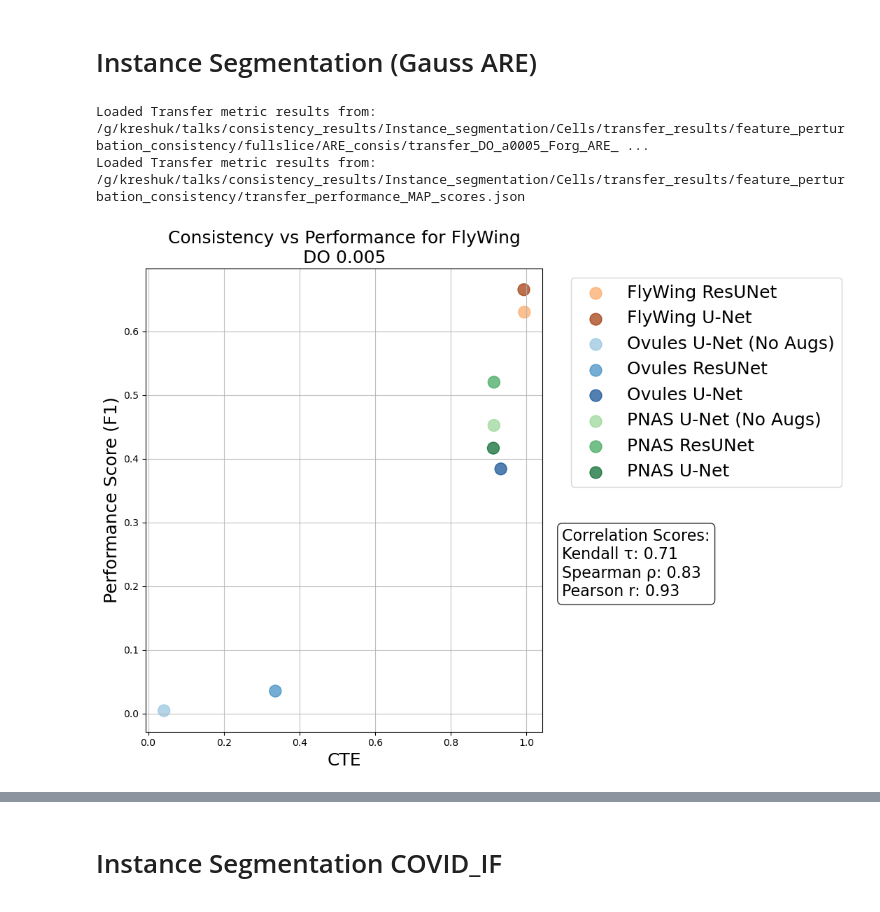
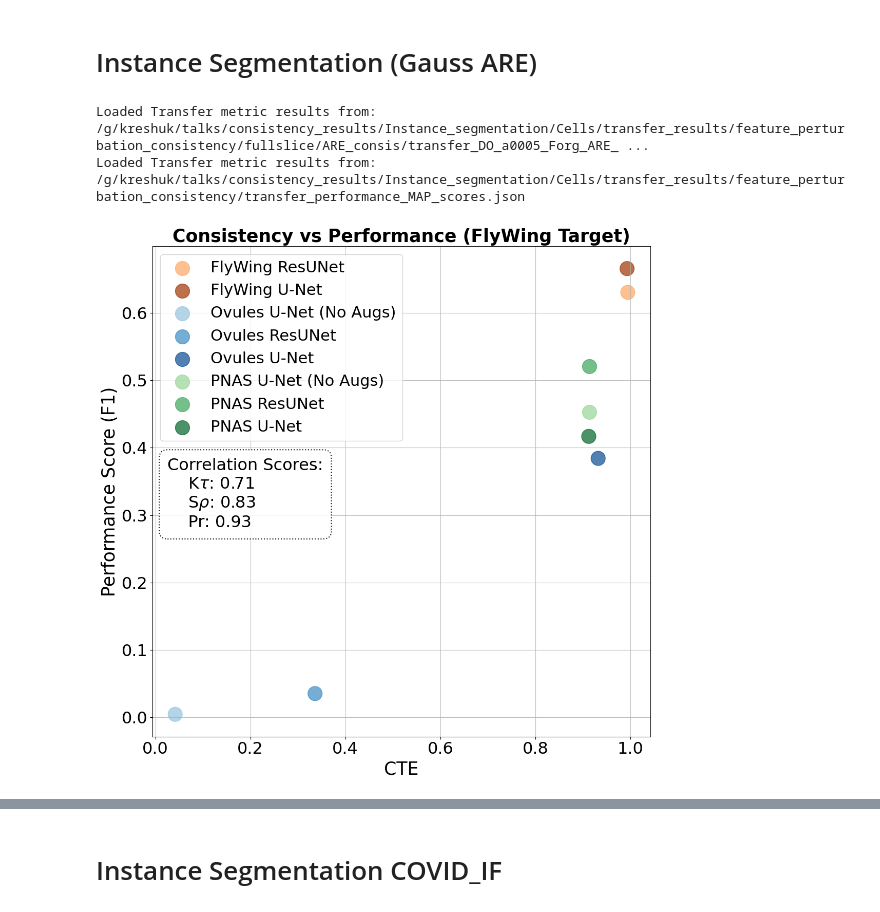
Before and after one commit to kreshuklab/model_ranking, a Jupyter notebook: notebooks/CVPR_Figures/single_strength_correlation_plot.ipynb, the cells around one changed output, grey strips where cells are left out. Cells and saved outputs as stored; diff of their text form; code cells hidden in the pictures.

```diff
--- a/notebooks/CVPR_Figures/single_strength_correlation_plot.ipynb
+++ b/notebooks/CVPR_Figures/single_strength_correlation_plot.ipynb
@@ -79,37 +95,44 @@ Loaded Transfer metric results from: /g/kreshuk/talks/consistency_results/patch_
 # %%
 custom_labels = {
     "ov_model_NA1": "Ovules U-Net (No Augs)",
     "ov_model_Res1": "Ovules ResUNet",
     "ov_model_UNet1": "Ovules U-Net",
     #"ov_model_Unetr2": "Ovules UNETR",
     "p_model_NA1": "PNAS U-Net (No Augs)",
     "p_model_Res1": "PNAS ResUNet",
     "p_model_UNet1": "PNAS U-Net",
     #"p_model_Unetr2": "PNAS UNETR",
     "fw_model_Unet2": "FlyWing U-Net",
     "fw_model_Res2": "FlyWing ResUNet",
     #"fw_model_Unetr2": "FlyWing UNETR",
 }
 
-# Example 1: Basic usage with default model names
+# Example 3: Smaller legend placed inside the plot (upper left)
 plot_single_consistency_vs_performance_CVPR(
     augmentation_strength="a0005",
     target_dataset="FlyWing",
+    title="Consistency vs Performance (FlyWing Target)",
     performance_path="/g/kreshuk/talks/consistency_results/Instance_segmentation/Cells/transfer_results/feature_perturbation_consistency/transfer_performance_MAP_scores.json",
     base_consistency_path="/g/kreshuk/talks/consistency_results/Instance_segmentation/Cells/transfer_results/feature_perturbation_consistency/fullslice/ARE_consis",
     custom_legend_labels=custom_labels,
-    fontsize=18,
-    figsize=(11, 8),
-    marker_size=150,
+    fontsize=25,
+    figsize=(11, 11),
+    marker_size=500,
     perturbation_type="DO",
     file_name_postfix="Forg_ARE_scores",
     source_abbreviations=["ov", "p", "fw"],
     invert_consistency_score=True,
+    plot_style="default",
+    legend_loc="upper left",  # Place legend inside the plot
+    corr_box_loc=(0.03, 0.42),  # Lower right corner for correlation box
+    tick_fontsize=23,
+    legend_fontsize=22,
+    corr_fontsize=23,
 )
 # %% [output]
 Loaded Transfer metric results from: /g/kreshuk/talks/consistency_results/Instance_segmentation/Cells/transfer_results/feature_perturbation_consistency/fullslice/ARE_consis/transfer_DO_a0005_Forg_ARE_ ...
 Loaded Transfer metric results from: /g/kreshuk/talks/consistency_results/Instance_segmentation/Cells/transfer_results/feature_perturbation_consistency/transfer_performance_MAP_scores.json
-[figure, old version]
+[figure, new version]
 # %%
 custom_labels = {
     "ov_model_NA1": "Ovules U-Net (No Augs)",
```
Also changed, not shown: parts of 11 cells of this notebook, 1 other file.
